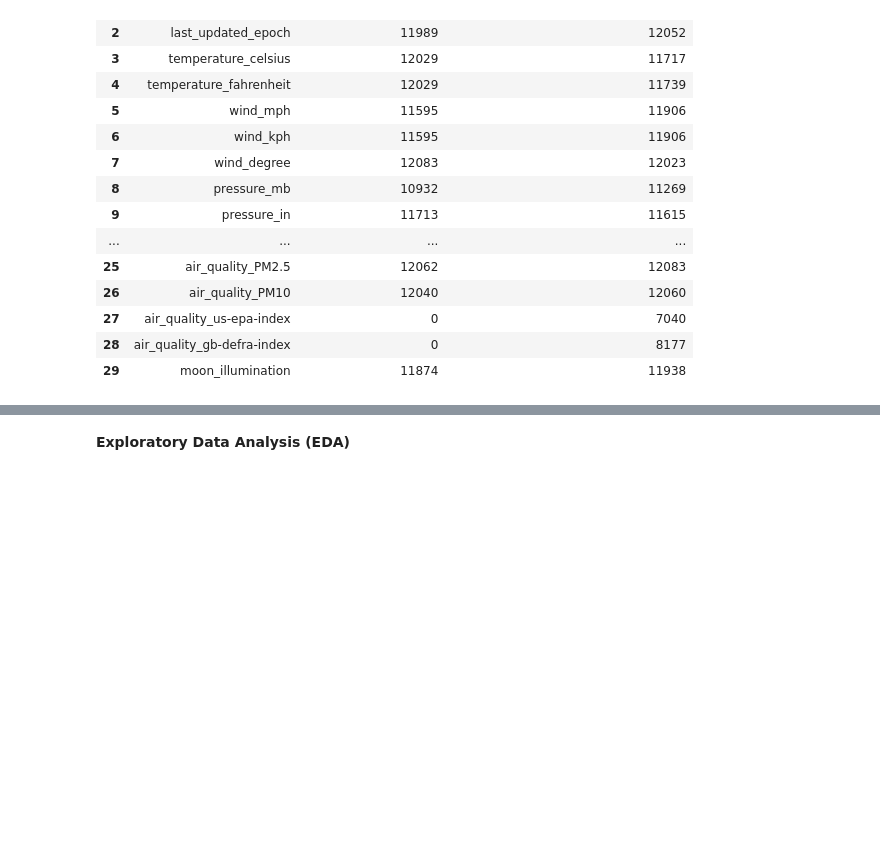
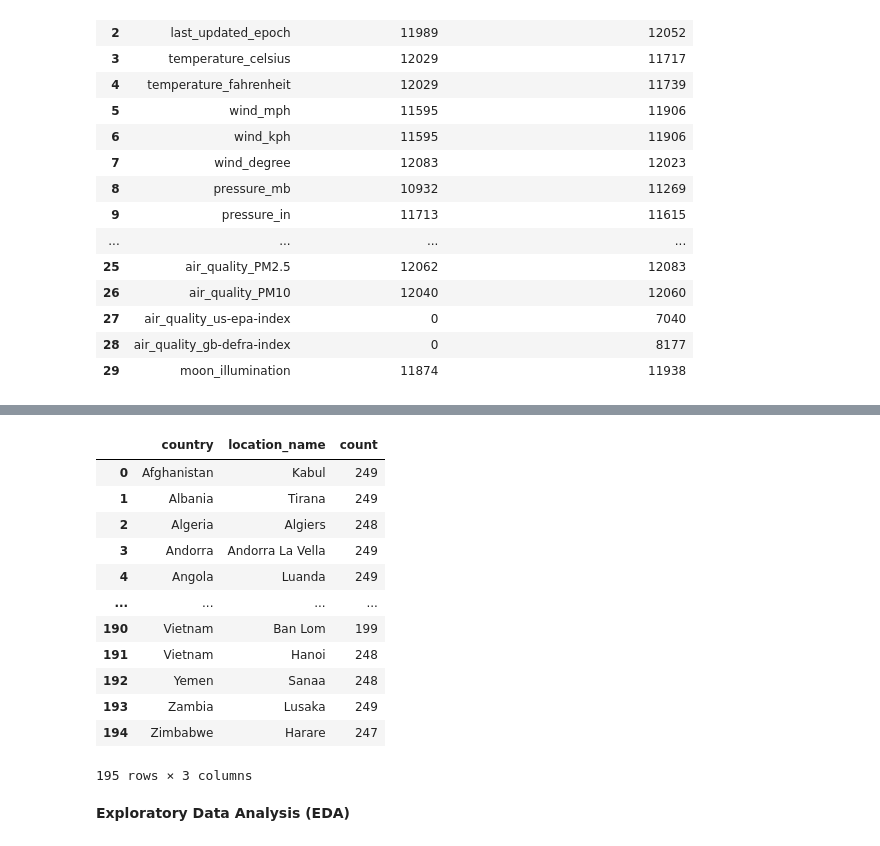
Before and after one commit to uttam-in/Weather-Trend-Forecasting, a Jupyter notebook: Basic_Assessment.ipynb, the cells around one changed output, grey strips where cells are left out. Cells and saved outputs as stored; diff of their text form; code cells hidden in the pictures; blank space fills up the shorter version.

```diff
--- a/Basic_Assessment.ipynb
+++ b/Basic_Assessment.ipynb
@@ -128,0 +183,16 @@ outliers_df
+# %%
+data_filtered.groupby(['country', 'location_name']).size().reset_index(name='count')#.describe()
+# %% [output]
+|  | country | location_name | count |
+| 0 | Afghanistan | Kabul | 249 |
+| 1 | Albania | Tirana | 249 |
+| 2 | Algeria | Algiers | 248 |
+| 3 | Andorra | Andorra La Vella | 249 |
+| 4 | Angola | Luanda | 249 |
+| ... | ... | ... | ... |
+| 190 | Vietnam | Ban Lom | 199 |
+| 191 | Vietnam | Hanoi | 248 |
+| 192 | Yemen | Sanaa | 248 |
+| 193 | Zambia | Lusaka | 249 |
+| 194 | Zimbabwe | Harare | 247 |
+195 rows × 3 columns
```
Also changed, not shown: parts of 15 cells of this notebook, 4 other files.
